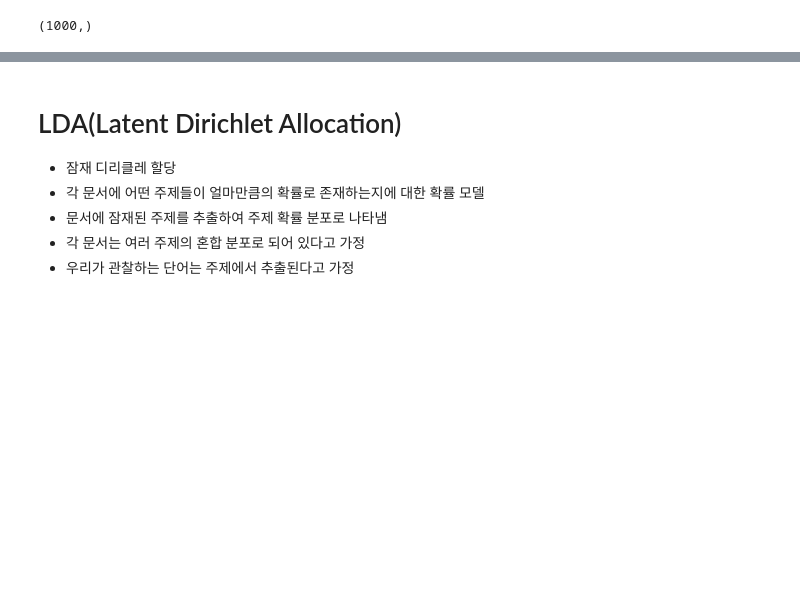
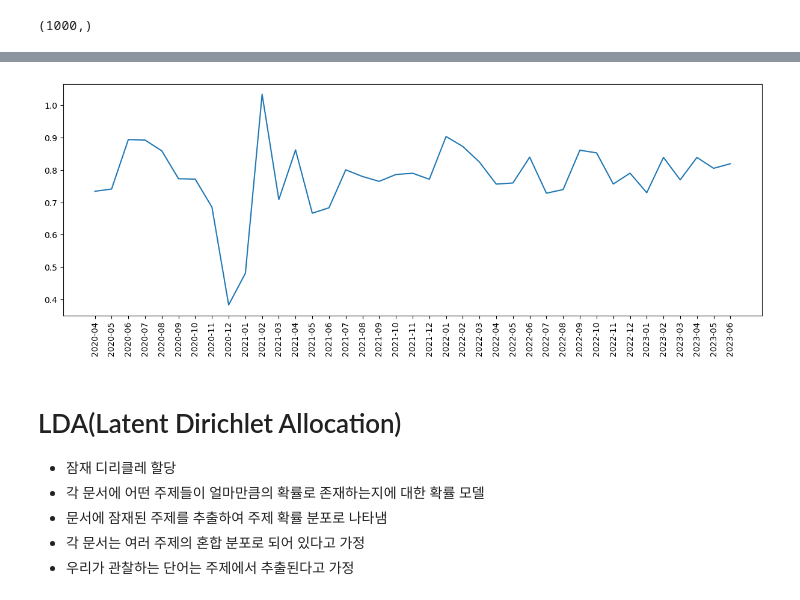
Before and after one commit to koeyhi/TheDaters, a Jupyter notebook: 08_NLP/05. 주제 분석.ipynb, the cells around one changed output, grey strips where cells are left out. Cells and saved outputs as stored; diff of their text form; code cells hidden in the pictures; blank space fills up the shorter version.

```diff
--- a/08_NLP/05. 주제 분석.ipynb
+++ b/08_NLP/05. 주제 분석.ipynb
@@ -126,7 +126,7 @@ min(len(token) for token in token_list)
 from sklearn.feature_extraction.text import CountVectorizer
 
 vec = CountVectorizer(max_features=1000)
-x_arr = vec.fit_transform([" ".join(token) for token in token_list]).A
+x_arr = vec.fit_transform([" ".join(token) for token in token_list]).toarray()
 x_arr.shape
 # %% [output]
 (4942, 1000)
@@ -259,7 +259,7 @@ coherence_score(token_list, svd, words)
 # %%
 scores = []
 
-for k in tqdm(range(2, 21)):
+for k in range(2, 21):
     svd = TruncatedSVD(n_components=k, random_state=SEED)
     svd.fit(x_arr)
     score = coherence_score(token_list, svd, words)
@@ -311,0 +330,6 @@ pd.DataFrame(lst)
+# %%
+df["연도_월"] = df["날짜"].str[:7]
+# %%
+tmp = pd.DataFrame(u_arr).add_suffix("_번주제")
+df = pd.concat([df, tmp], axis=1)
+df.head()
@@ -312,3 +343,11 @@ pd.DataFrame(lst)
+# %%
+tmp = df.groupby("연도_월")["0_번주제"].mean().reset_index()
+fig, ax = plt.subplots(figsize=[15, 5])
+ax.plot(tmp["연도_월"], tmp["0_번주제"])
+ax.tick_params(axis='x', rotation=90)
+plt.show()
+# %% [output]
+[figure, added]
 # %% [markdown]
 # LDA(Latent Dirichlet Allocation)
 - 잠재 디리클레 할당
```
Also changed, not shown: parts of 41 cells of this notebook, 3 other files.
